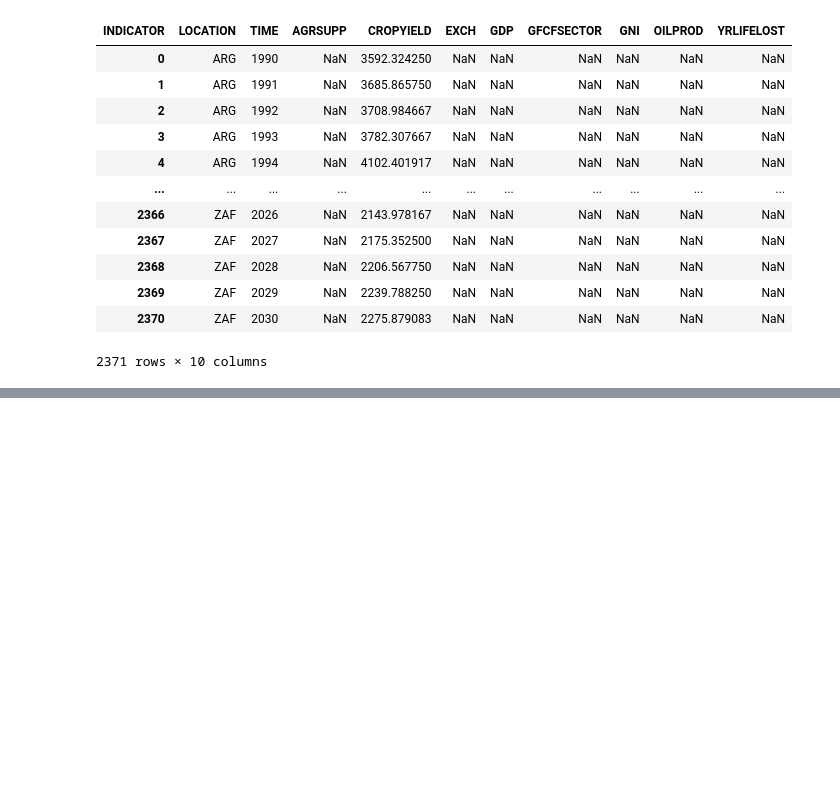
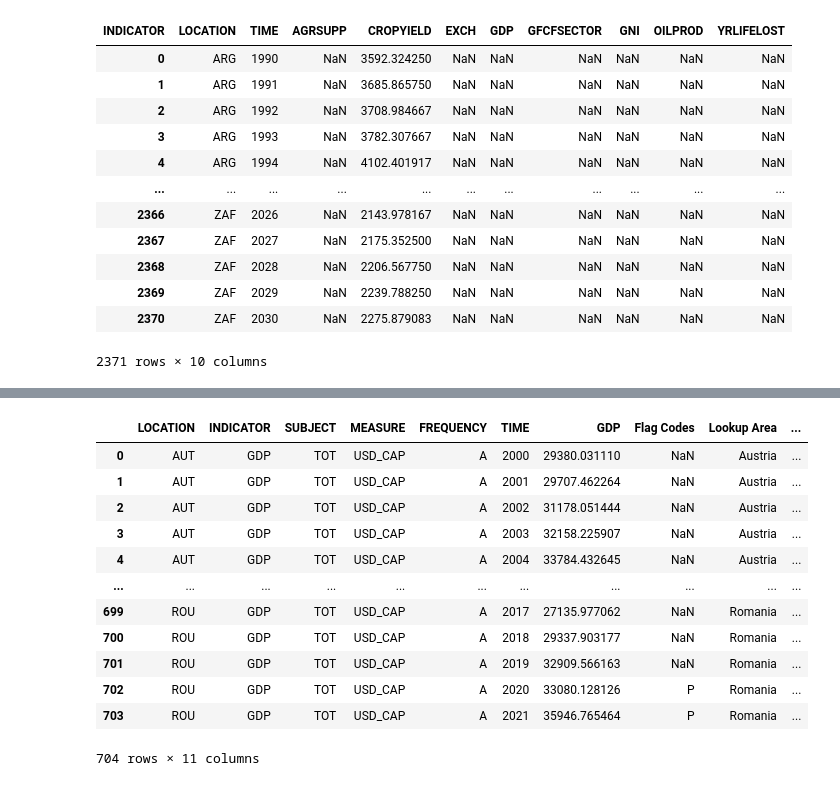
Before and after one commit to sba22218/MSc_GitHub_CA2, a Jupyter notebook: Report-1.ipynb, the cells around one changed output, grey strips where cells are left out. Saved outputs shown, nothing was run; the diff lists cells and outputs as text; code cells hidden in the pictures; blank space fills up the shorter version.

```diff
--- a/Report-1.ipynb
+++ b/Report-1.ipynb
@@ -717,0 +718,7 @@ TypeError: cannot do slice indexing on Index with these indexers [1] of type int
+# %%
+# ALL GDP DF COPIED
+df_all_gdp = df_gdp
+# %%
+# IMPORT LOOKUP TABLES
+df_country_lookup = pd.read_csv("DATA/Country_lookups.csv")
+df_country_lookup
@@ -717,0 +757,17 @@ TypeError: cannot do slice indexing on Index with these indexers [1] of type int
+# %%
+df_all_gdp_isolookup = pd.merge(left=df_all_gdp, right=df_country_lookup, how='left', left_on='LOCATION', right_on='Lookup iso')
+df_all_gdp_isolookup
+# %% [output]
+|  | LOCATION | INDICATOR | SUBJECT | MEASURE | FREQUENCY | TIME | GDP | Flag Codes | Lookup Area | ... |
+| 0 | AUT | GDP | TOT | USD_CAP | A | 2000 | 29380.031110 | NaN | Austria | ... |
+| 1 | AUT | GDP | TOT | USD_CAP | A | 2001 | 29707.462264 | NaN | Austria | ... |
+| 2 | AUT | GDP | TOT | USD_CAP | A | 2002 | 31178.051444 | NaN | Austria | ... |
+| 3 | AUT | GDP | TOT | USD_CAP | A | 2003 | 32158.225907 | NaN | Austria | ... |
+| 4 | AUT | GDP | TOT | USD_CAP | A | 2004 | 33784.432645 | NaN | Austria | ... |
+| ... | ... | ... | ... | ... | ... | ... | ... | ... | ... | ... |
+| 699 | ROU | GDP | TOT | USD_CAP | A | 2017 | 27135.977062 | NaN | Romania | ... |
+| 700 | ROU | GDP | TOT | USD_CAP | A | 2018 | 29337.903177 | NaN | Romania | ... |
+| 701 | ROU | GDP | TOT | USD_CAP | A | 2019 | 32909.566163 | NaN | Romania | ... |
+| 702 | ROU | GDP | TOT | USD_CAP | A | 2020 | 33080.128126 | P | Romania | ... |
+| 703 | ROU | GDP | TOT | USD_CAP | A | 2021 | 35946.765464 | P | Romania | ... |
+704 rows × 11 columns
```
Also changed, not shown: parts of 89 cells of this notebook, 3 other files.
